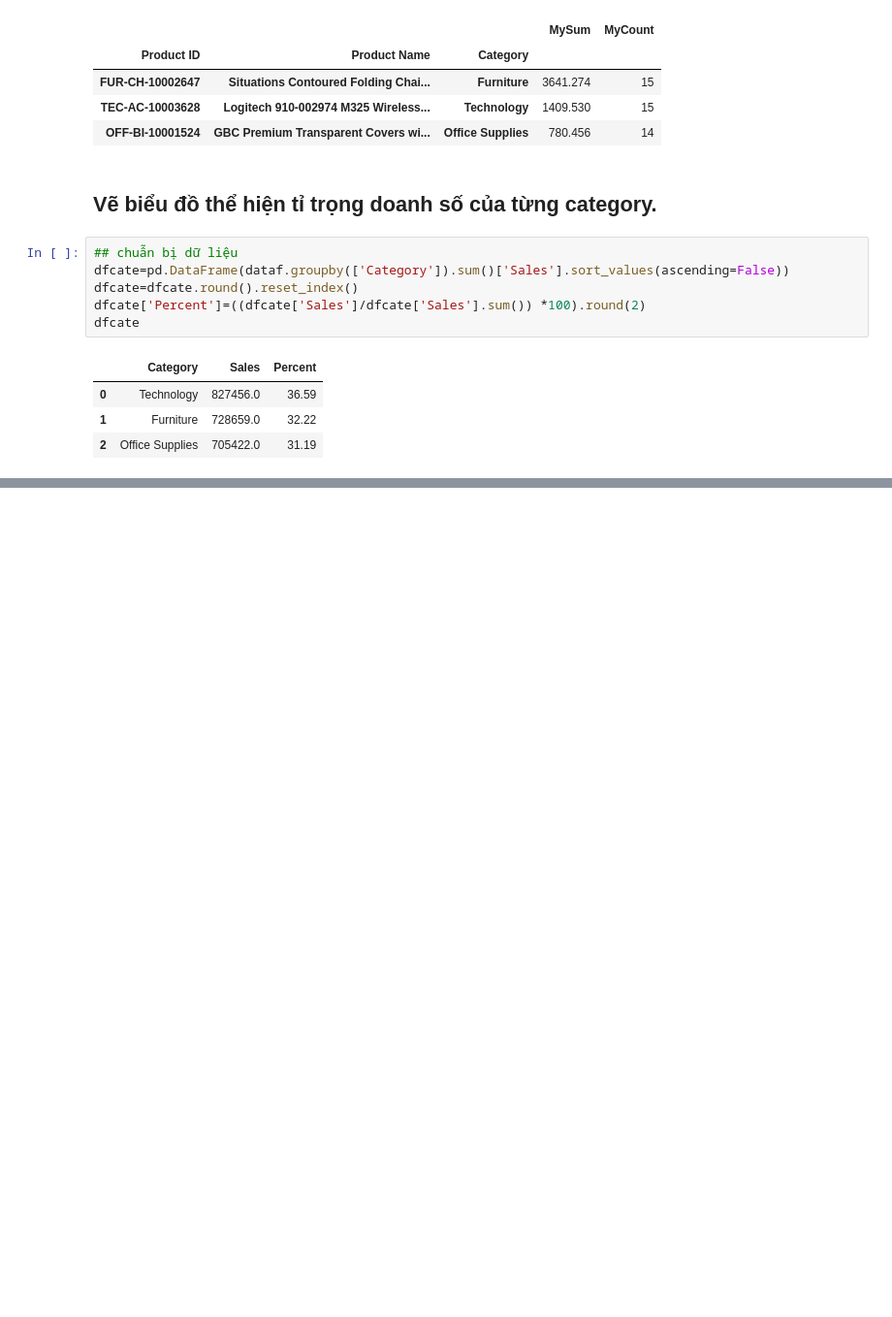
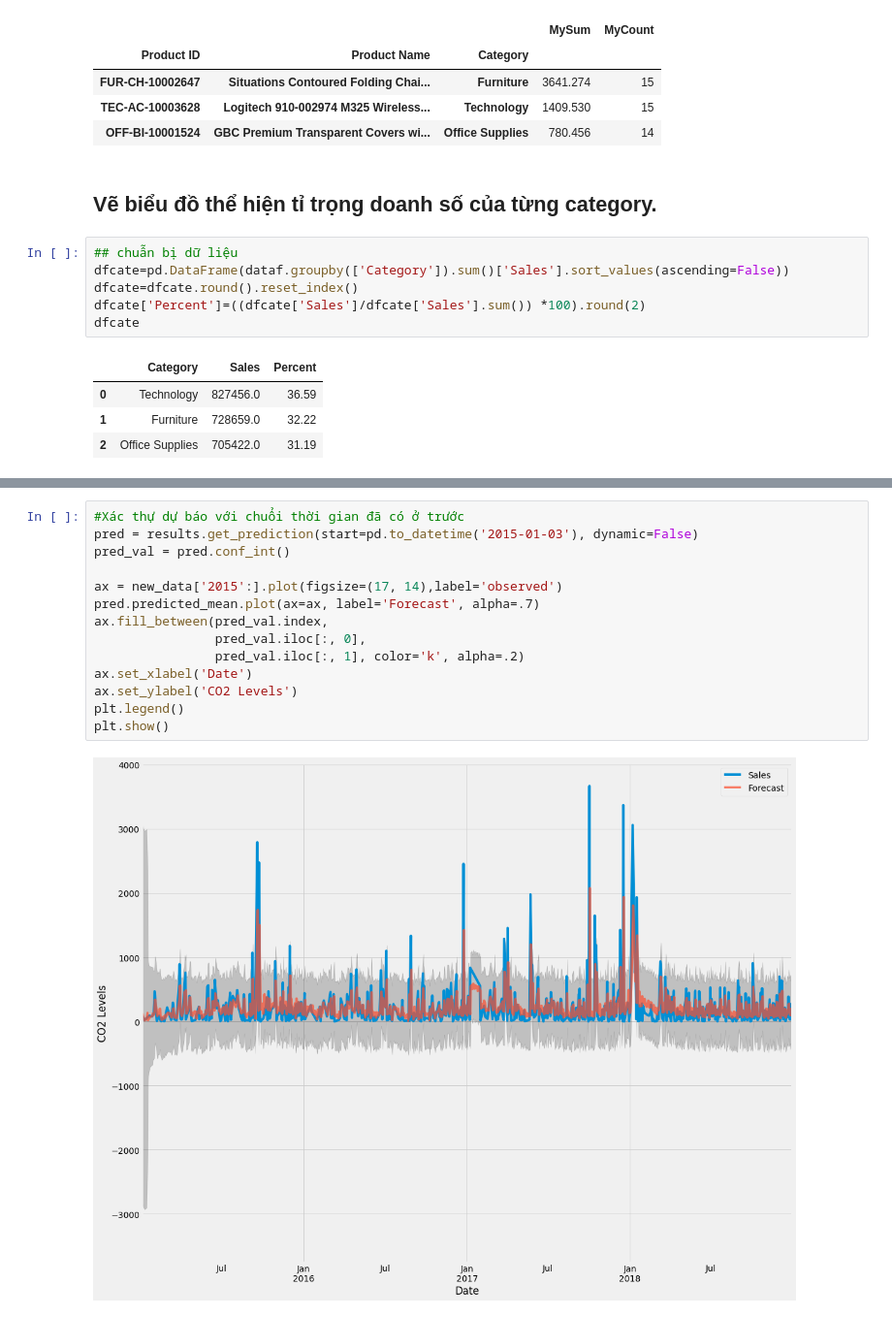
Before and after one commit to nguyenvudev20/mse22.python4engineer, a Jupyter notebook: Bai_Assignment.ipynb, the cells around one changed output, grey strips where cells are left out. Shown: that part at 97% size. Saved outputs shown, nothing was run; the diff lists cells and outputs as text; blank space fills up the shorter version.

```diff
--- a/Bai_Assignment.ipynb
+++ b/Bai_Assignment.ipynb
@@ -435,0 +538,16 @@ fig.show() # hiển thị biểu đồ
+# %%
+#Xác thự dự báo với chuổi thời gian đã có ở trước
+pred = results.get_prediction(start=pd.to_datetime('2015-01-03'), dynamic=False)
+pred_val = pred.conf_int()
+
+ax = new_data['2015':].plot(figsize=(17, 14),label='observed')
+pred.predicted_mean.plot(ax=ax, label='Forecast', alpha=.7)
+ax.fill_between(pred_val.index,
+                pred_val.iloc[:, 0],
+                pred_val.iloc[:, 1], color='k', alpha=.2)
+ax.set_xlabel('Date')
+ax.set_ylabel('CO2 Levels')
+plt.legend()
+plt.show()
+# %% [output]
+[figure, added]
```
Also changed, not shown: parts of 15 cells of this notebook.
